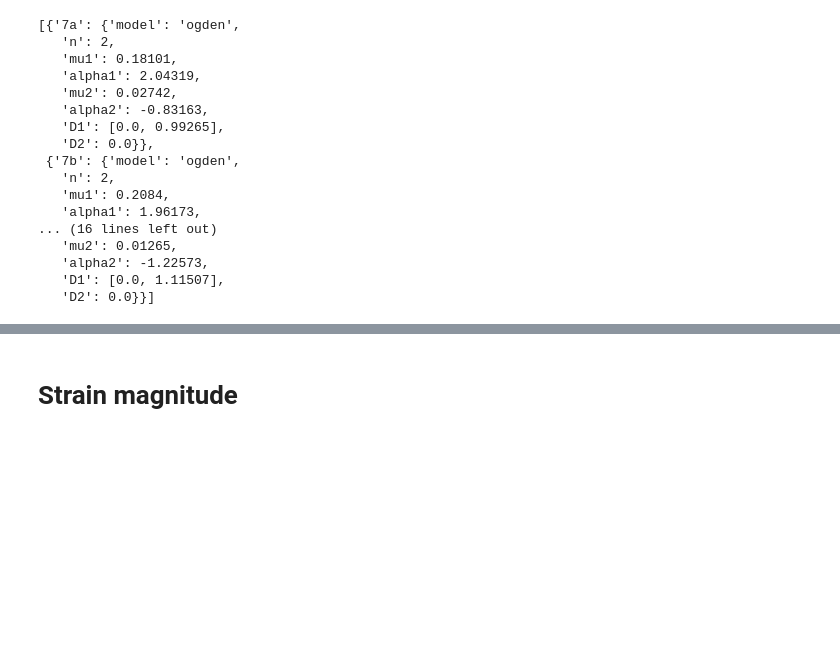
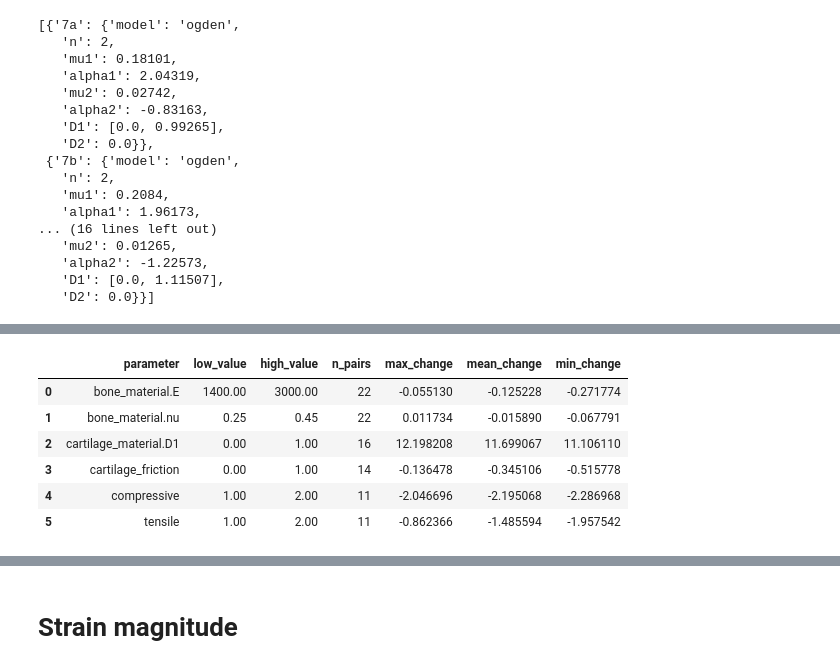
Before and after one commit to MattyOram/phd, a Jupyter notebook: WorkPackages/TMCJ-Contact/notebooks/feaAnalysis/sensitivityStudy/14548Rneutral.ipynb, the cells around one changed output, grey strips where cells are left out. Cells and saved outputs as stored; diff of their text form; code cells hidden in the pictures; blank space fills up the shorter version.

```diff
--- a/WorkPackages/TMCJ-Contact/notebooks/feaAnalysis/sensitivityStudy/14548Rneutral.ipynb
+++ b/WorkPackages/TMCJ-Contact/notebooks/feaAnalysis/sensitivityStudy/14548Rneutral.ipynb
@@ -776,3 +795,14 @@ df6m
+# %%
+summary = paired_parameter_sensitivity(df6m, loop_params6, "CA")
+summary
+# %% [output]
+|  | parameter | low_value | high_value | n_pairs | max_change | mean_change | min_change |
+| 0 | bone_material.E | 1400.00 | 3000.00 | 22 | -0.055130 | -0.125228 | -0.271774 |
+| 1 | bone_material.nu | 0.25 | 0.45 | 22 | 0.011734 | -0.015890 | -0.067791 |
+| 2 | cartilage_material.D1 | 0.00 | 1.00 | 16 | 12.198208 | 11.699067 | 11.106110 |
+| 3 | cartilage_friction | 0.00 | 1.00 | 14 | -0.136478 | -0.345106 | -0.515778 |
+| 4 | compressive | 1.00 | 2.00 | 11 | -2.046696 | -2.195068 | -2.286968 |
+| 5 | tensile | 1.00 | 2.00 | 11 | -0.862366 | -1.485594 | -1.957542 |
 # %%
 summary = paired_parameter_sensitivity(df6m, loop_params6, "P_max")
 summary
```
Also changed, not shown: parts of 9 cells of this notebook.
